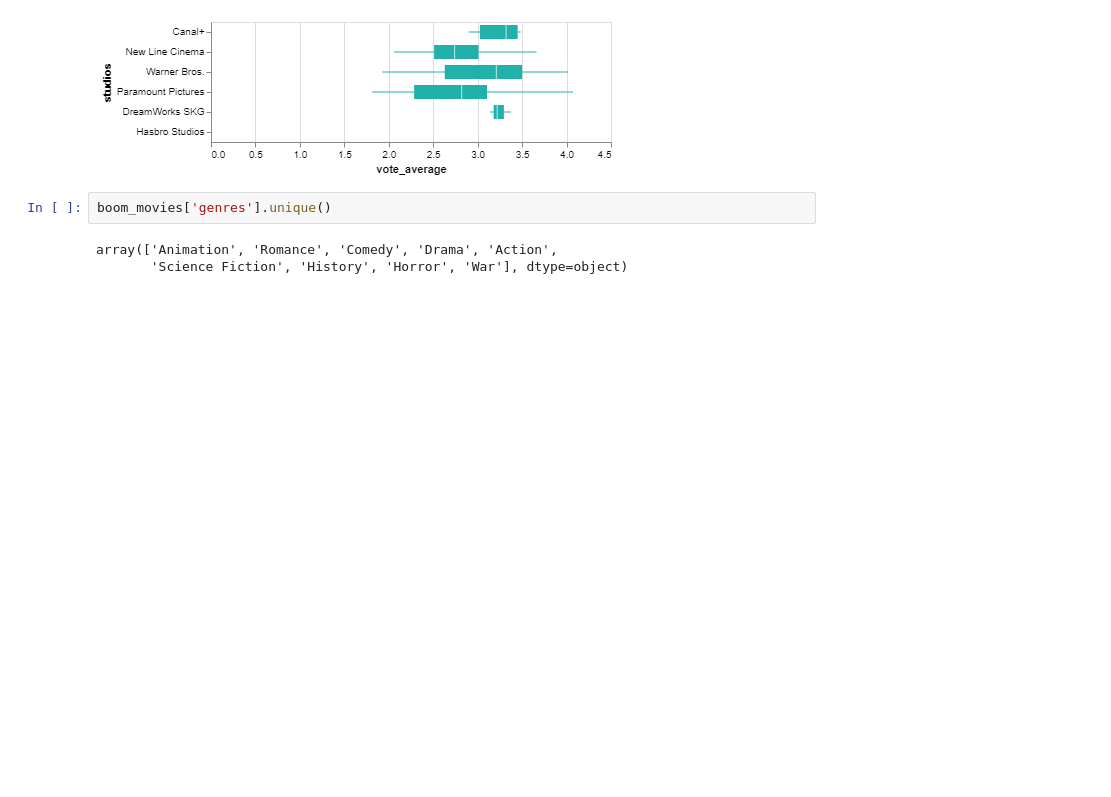
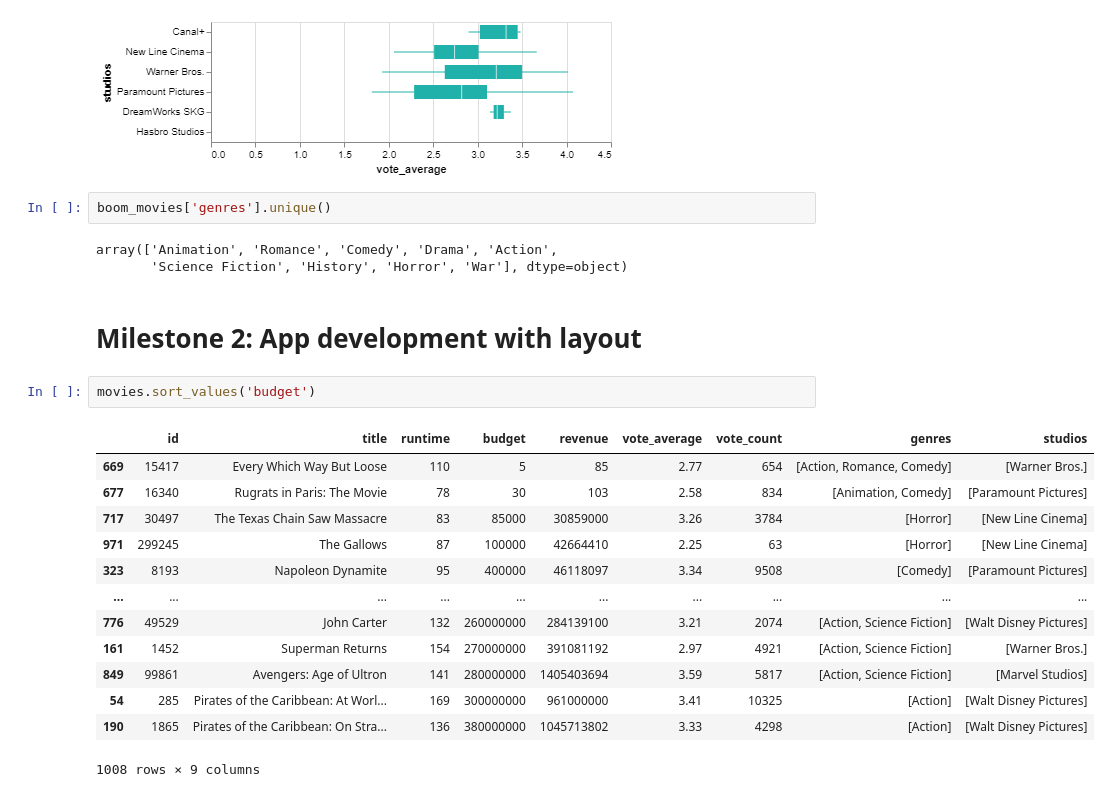
Before and after one commit to UBC-MDS/Movie_Selection, a Jupyter notebook: reports/working.ipynb, the cells around one changed output. Saved outputs shown, nothing was run; the diff lists cells and outputs as text; blank space fills up the shorter version.

```diff
--- a/reports/working.ipynb
+++ b/reports/working.ipynb
@@ -35,4 +35,22 @@ boom_movies['genres'].unique()
 # %% [output]
 array(['Animation', 'Romance', 'Comedy', 'Drama', 'Action',
        'Science Fiction', 'History', 'Horror', 'War'], dtype=object)
+# %% [markdown]
+# Milestone 2:  App development with layout
+# %%
+movies.sort_values('budget')
+# %% [output]
+|  | id | title | runtime | budget | revenue | vote_average | vote_count | genres | studios |
+| 669 | 15417 | Every Which Way But Loose | 110 | 5 | 85 | 2.77 | 654 | [Action, Romance, Comedy] | [Warner Bros.] |
+| 677 | 16340 | Rugrats in Paris: The Movie | 78 | 30 | 103 | 2.58 | 834 | [Animation, Comedy] | [Paramount Pictures] |
+| 717 | 30497 | The Texas Chain Saw Massacre | 83 | 85000 | 30859000 | 3.26 | 3784 | [Horror] | [New Line Cinema] |
+| 971 | 299245 | The Gallows | 87 | 100000 | 42664410 | 2.25 | 63 | [Horror] | [New Line Cinema] |
+| 323 | 8193 | Napoleon Dynamite | 95 | 400000 | 46118097 | 3.34 | 9508 | [Comedy] | [Paramount Pictures] |
+| ... | ... | ... | ... | ... | ... | ... | ... | ... | ... |
+| 776 | 49529 | John Carter | 132 | 260000000 | 284139100 | 3.21 | 2074 | [Action, Science Fiction] | [Walt Disney Pictures] |
+| 161 | 1452 | Superman Returns | 154 | 270000000 | 391081192 | 2.97 | 4921 | [Action, Science Fiction] | [Warner Bros.] |
+| 849 | 99861 | Avengers: Age of Ultron | 141 | 280000000 | 1405403694 | 3.59 | 5817 | [Action, Science Fiction] | [Marvel Studios] |
+| 54 | 285 | Pirates of the Caribbean: At Worl... | 169 | 300000000 | 961000000 | 3.41 | 10325 | [Action] | [Walt Disney Pictures] |
+| 190 | 1865 | Pirates of the Caribbean: On Stra... | 136 | 380000000 | 1045713802 | 3.33 | 4298 | [Action] | [Walt Disney Pictures] |
+1008 rows × 9 columns
 # %%
```
Also changed, not shown: parts of 4 cells of this notebook, 3 other files.
